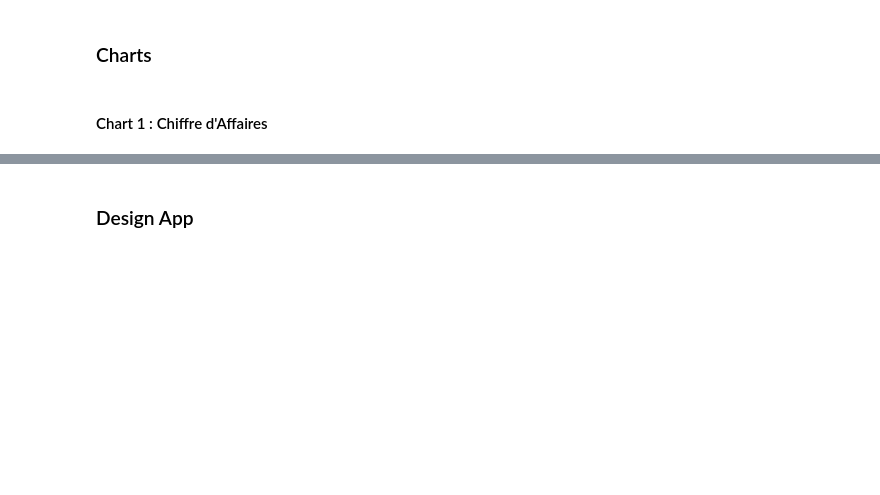
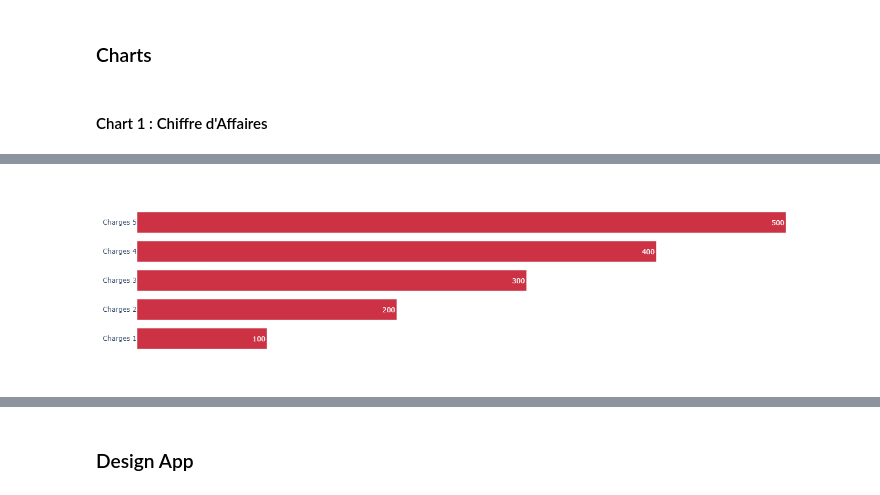
Before and after one commit to jupyter-naas/FEC-engine, a Jupyter notebook: models/FEC_Dashboard.ipynb, the cells around one changed output, grey strips where cells are left out. Cells and saved outputs as stored; diff of their text form; code cells hidden in the pictures; blank space fills up the shorter version.

```diff
--- a/models/FEC_Dashboard.ipynb
+++ b/models/FEC_Dashboard.ipynb
@@ -162,0 +296,11 @@ df_operational_expenses.head(6)
+# %%
+# Inputs
+data_charges = {
+    "ENTITY": ["Société X"] * 5,
+    "SCENARIO": ["2022-12"] * 5,
+    "LABEL": ["Charges 1", "Charges 2", "Charges 3", "Charges 4", "Charges 5"],
+    "VALUE": [100, 200, 300, 400, 500],
+}
+# %%
+df_charges = pd.DataFrame(data_charges)
+df_charges
@@ -359,58 +534,43 @@ def stacked_bar(df, labels, values):
 # %%
-def create_doublelinechart(
-    df, label="DATE", value1="VALUE1", value2="VALUE2", xaxis_title="Months"
+def create_hbarhcart(
+    df_charges,
+    xaxis_title=None,
+    yaxis_title_r=None,
+    yaxis_title_l=None,
 ):
-    fig3 = go.Figure()
-    # Add traces
-
-    fig3.add_trace(
-        go.Scatter(
-            x=df[label],
-            y=df[value1],
-            mode="lines",
-            name="EBIT Actual",
-            line=dict(color="#0A66C2", width=2.5),
-        ),
+    fig = go.Figure(
+    go.Bar(
+        x=df_charges["VALUE"],
+        y=df_charges["LABEL"],
+        orientation="h",
+        text=df_charges["VALUE"],
+        textposition="auto",
+        marker=dict(color="#cd3244")
+    )
     )
 
-    fig3.add_trace(
-        go.Scatter(
-            x=df[label],
-            y=df[value2],
-            mode="lines",
-            name="EBIT Target",
-            line=dict(color="green", width=4, dash="dot"),
-        ),
+    total = "{:,.0f} €".format(df_charges['VALUE'].sum()).replace(",", " ")
+
+    fig.update_layout(
+#     title=f"Total Charges : {total}",
+    title_font=dict(family="Arial", size=18, color="black"),
+    plot_bgcolor="#ffffff",
+    xaxis_title=None,
+    xaxis_showticklabels=False,
+    yaxis_title=None,
+    bargap=0.1,  # gap between bars of adjacent location coordinates.
+    bargroupgap=0.2,# gap between bars of the same location coordinate.
+    margin=dict(
+        l=50,  # Marge gauche
+        r=50,  # Marge droite
+        t=50,  # Marge supérieure
+        b=50,  # Marge inférieure
+    ),
+
     )
+    fig.show()
+    return fig
 
-    # Add figure title
-    fig3.update_layout(
-        legend=dict(orientation="h"),
-        plot_bgcolor="white",
-        height=300,
-        #         width=520,
-        paper_bgcolor="white",
-        xaxis_title=xaxis_title,
-        xaxis_title_font=dict(family="Arial", size=10, color="black"),
-        xaxis=dict(showgrid=False),
-        yaxis=dict(showgrid=False),
-        margin=dict(l=20, r=20, t=20, b=40),
-    )
-
-    # Set the visibility OFF
-    fig3.update_layout(
-        uniformtext_minsize=8,
-        uniformtext_mode="hide",
-        xaxis_title=None,
-        yaxis_title=None,
-    )
-
-    fig3.update_layout(
-        legend=dict(orientation="h", yanchor="bottom", y=1.02, xanchor="right", x=1)
-    )
-
-    fig3.show()
-    return fig3
-
-
-# doubleline = create_doublelinechart(df3)
+fig_hbarhcart_chart = create_hbarhcart(df_charges)
+# %% [output]
+[figure, added]
```
Also changed, not shown: parts of 27 cells of this notebook.
